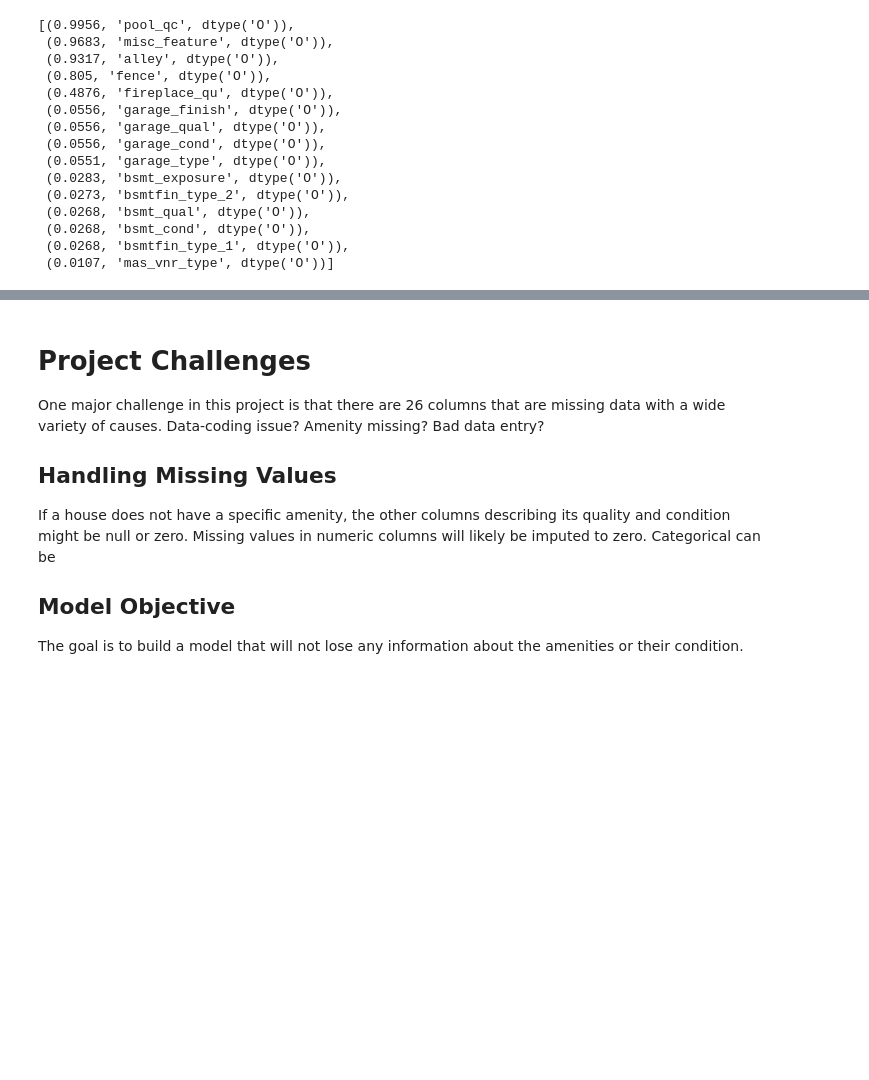
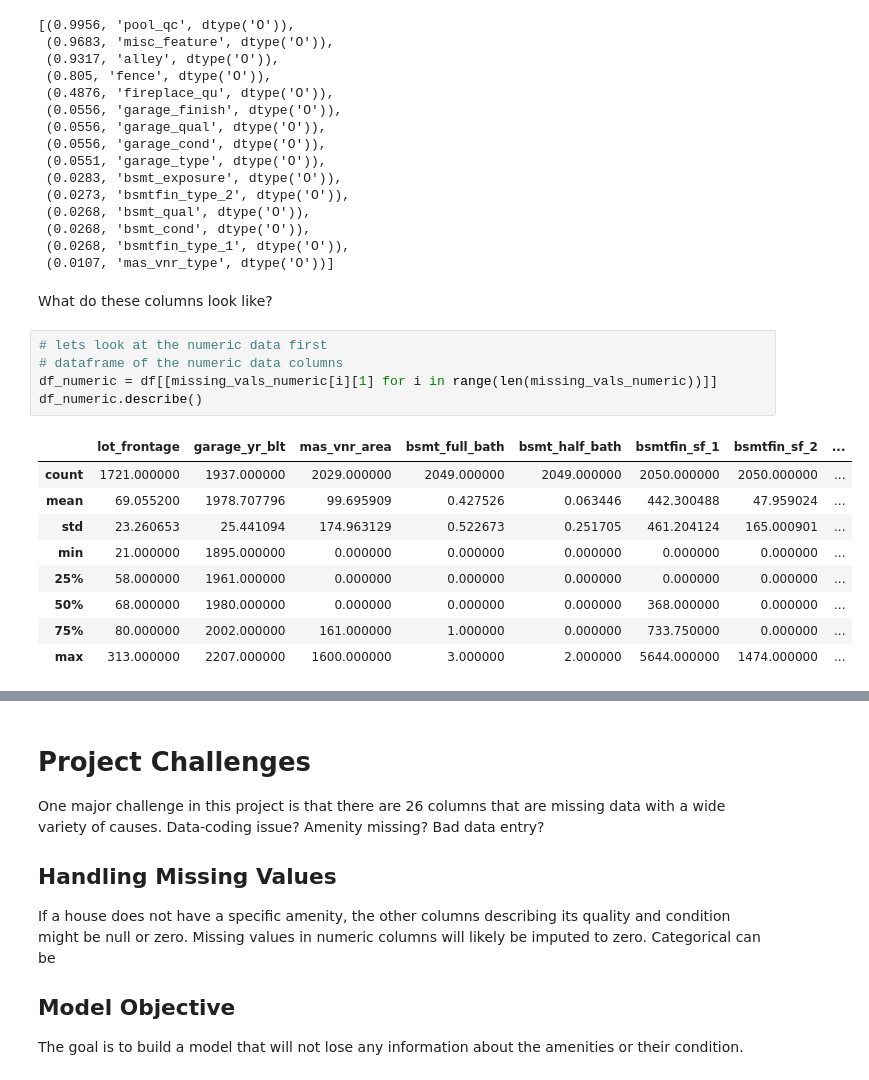
Before and after one commit to seanhulseman/Ames-Housing-Price-Prediction, a Jupyter notebook: code/ames_housing_project_organized.ipynb, the cells around one changed output, grey strips where cells are left out. Drawn from its saved outputs; the diff is of its cells as text; blank space fills up the shorter version.

```diff
--- a/code/ames_housing_project_organized.ipynb
+++ b/code/ames_housing_project_organized.ipynb
@@ -101,3 +101,20 @@ missing_vals_object
  (0.0268, 'bsmt_cond', dtype('O')),
  (0.0268, 'bsmtfin_type_1', dtype('O')),
  (0.0107, 'mas_vnr_type', dtype('O'))]
+# %% [markdown]
+What do these columns look like?
+# %%
+# lets look at the numeric data first
+# dataframe of the numeric data columns
+df_numeric = df[[missing_vals_numeric[i][1] for i in range(len(missing_vals_numeric))]]
+df_numeric.describe()
+# %% [output]
+|  | lot_frontage | garage_yr_blt | mas_vnr_area | bsmt_full_bath | bsmt_half_bath | bsmtfin_sf_1 | bsmtfin_sf_2 | ... |
+| count | 1721.000000 | 1937.000000 | 2029.000000 | 2049.000000 | 2049.000000 | 2050.000000 | 2050.000000 | ... |
+| mean | 69.055200 | 1978.707796 | 99.695909 | 0.427526 | 0.063446 | 442.300488 | 47.959024 | ... |
+| std | 23.260653 | 25.441094 | 174.963129 | 0.522673 | 0.251705 | 461.204124 | 165.000901 | ... |
+| min | 21.000000 | 1895.000000 | 0.000000 | 0.000000 | 0.000000 | 0.000000 | 0.000000 | ... |
+| 25% | 58.000000 | 1961.000000 | 0.000000 | 0.000000 | 0.000000 | 0.000000 | 0.000000 | ... |
+| 50% | 68.000000 | 1980.000000 | 0.000000 | 0.000000 | 0.000000 | 368.000000 | 0.000000 | ... |
+| 75% | 80.000000 | 2002.000000 | 161.000000 | 1.000000 | 0.000000 | 733.750000 | 0.000000 | ... |
+| max | 313.000000 | 2207.000000 | 1600.000000 | 3.000000 | 2.000000 | 5644.000000 | 1474.000000 | ... |
```
Also changed, not shown: parts of 2 cells of this notebook, 6 other files.
